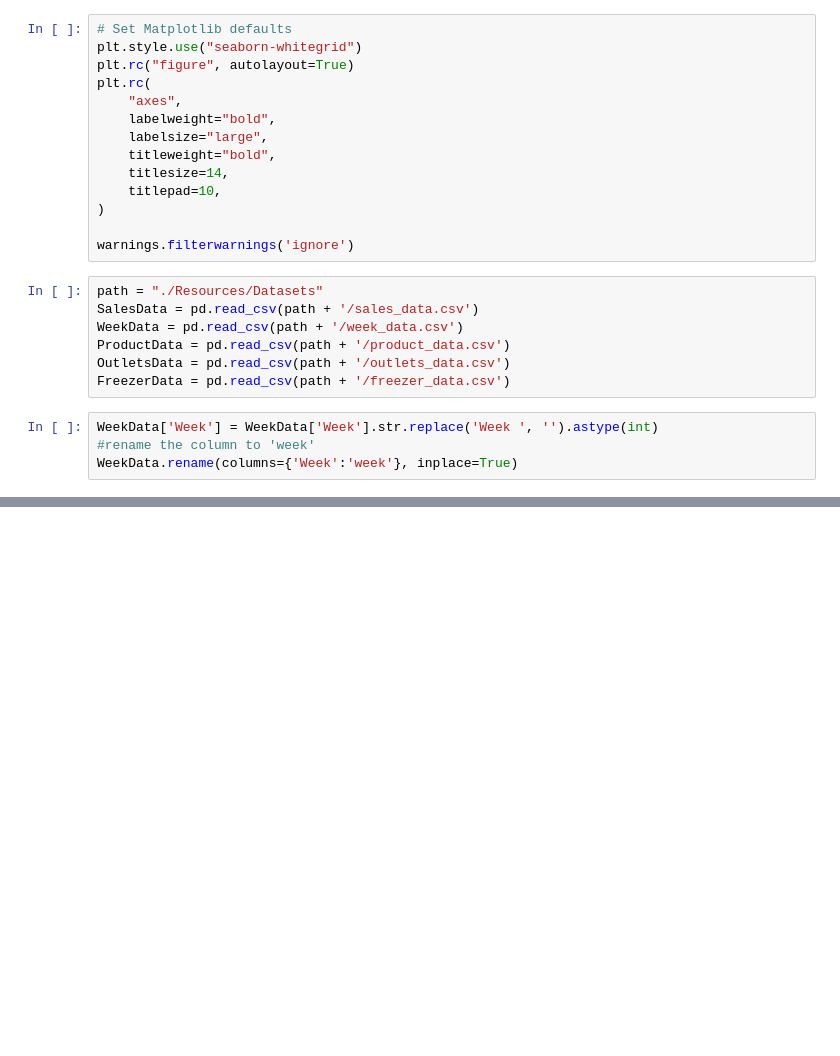
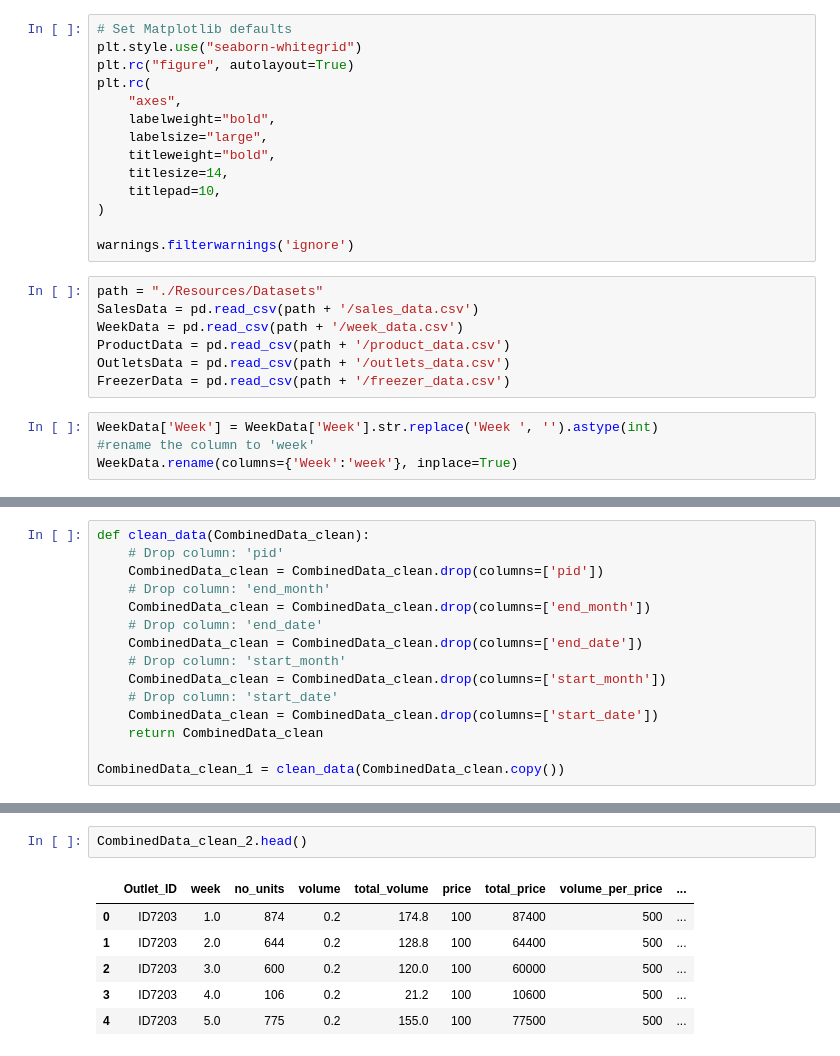
Before and after one commit to AnoshanJ/Datastorm4.0, a Jupyter notebook: Round 2/0-DataExploration.ipynb, the cells around one changed output, grey strips where cells are left out. Saved outputs shown, nothing was run; the diff lists cells and outputs as text; blank space fills up the shorter version.

```diff
--- a/Round 2/0-DataExploration.ipynb
+++ b/Round 2/0-DataExploration.ipynb
@@ -44,0 +117,15 @@ CombinedData.head()
+# %%
+def clean_data(CombinedData_clean):
+    # Drop column: 'pid'
+    CombinedData_clean = CombinedData_clean.drop(columns=['pid'])
+    # Drop column: 'end_month'
+    CombinedData_clean = CombinedData_clean.drop(columns=['end_month'])
+    # Drop column: 'end_date'
+    CombinedData_clean = CombinedData_clean.drop(columns=['end_date'])
+    # Drop column: 'start_month'
+    CombinedData_clean = CombinedData_clean.drop(columns=['start_month'])
+    # Drop column: 'start_date'
+    CombinedData_clean = CombinedData_clean.drop(columns=['start_date'])
+    return CombinedData_clean
+
+CombinedData_clean_1 = clean_data(CombinedData_clean.copy())
@@ -44,0 +200,9 @@ CombinedData.head()
+# %%
+CombinedData_clean_2.head()
+# %% [output]
+|  | Outlet_ID | week | no_units | volume | total_volume | price | total_price | volume_per_price | ... |
+| 0 | ID7203 | 1.0 | 874 | 0.2 | 174.8 | 100 | 87400 | 500 | ... |
+| 1 | ID7203 | 2.0 | 644 | 0.2 | 128.8 | 100 | 64400 | 500 | ... |
+| 2 | ID7203 | 3.0 | 600 | 0.2 | 120.0 | 100 | 60000 | 500 | ... |
+| 3 | ID7203 | 4.0 | 106 | 0.2 | 21.2 | 100 | 10600 | 500 | ... |
+| 4 | ID7203 | 5.0 | 775 | 0.2 | 155.0 | 100 | 77500 | 500 | ... |
```
Also changed, not shown: parts of 8 cells of this notebook.
